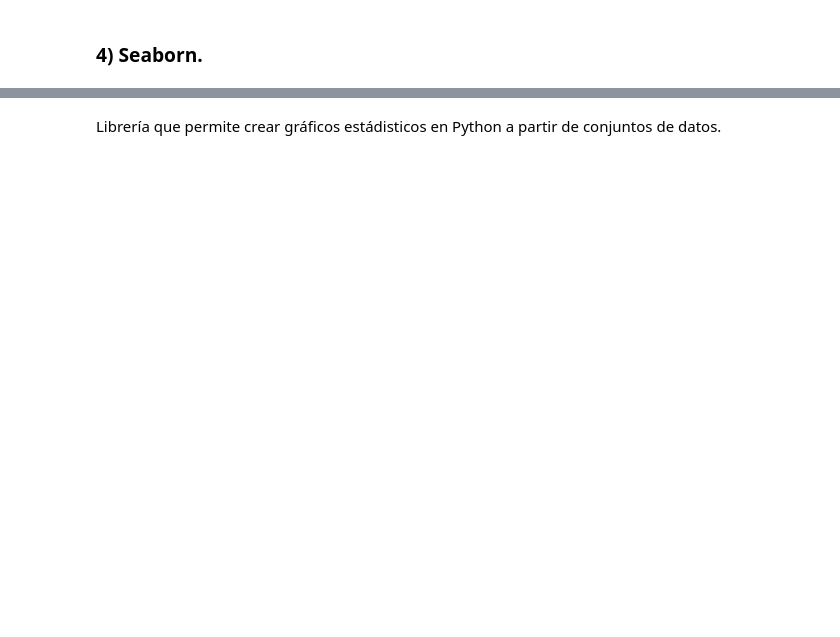
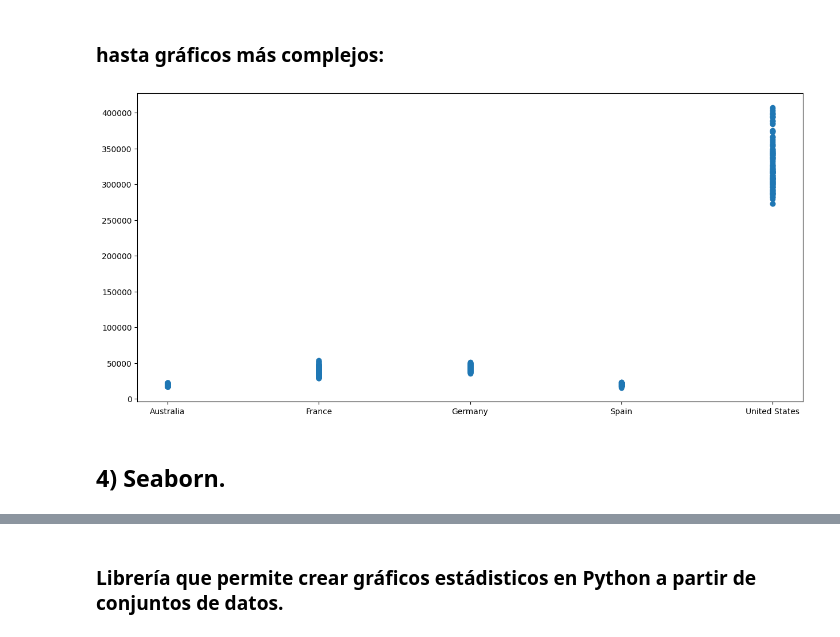
Before and after one commit to alegonzjur/ProyectoTFG, a Jupyter notebook: data/introduccion.ipynb, the cells around one changed output, grey strips where cells are left out. Drawn from its saved outputs; the diff is of its cells as text; code cells hidden in the pictures; blank space fills up the shorter version.

```diff
--- a/data/introduccion.ipynb
+++ b/data/introduccion.ipynb
@@ -12 +12,16 @@
+# %%
+import numpy as np
+import pandas as pd
+import matplotlib.pyplot as plt
+import seaborn as sns
+
+from datetime import datetime
+
+import warnings
+warnings.filterwarnings('ignore')
+
+from pathlib import Path
+data_path = Path("../src")
+dataset = Path(data_path / "ElectricityProduction.csv")
+data = pd.read_csv(dataset)
 # %% [markdown]
@@ -37,8 +184,25 @@ Librería que genera gráficos de dos dimensiones a partir de conjuntos de datos
+# %% [markdown]
+### hasta gráficos más complejos:
+# %%
+fig , ax = plt.subplots(figsize = (15,7))
+g1 = data.query('country_name in ["Spain","Germany","Australia","United States","France"] & parameter == "Final Consumption (Calculated)"')
+x = g1['country_name']
+y = g1['value']
+
+#Podemos modificar el color añadiendolo en C.
+color = ['','green','yellow','blue','gray','red']
+
+#Creamos una variable para modificar el tamaño del punto, y la añadimos en s.
+
+
+ax.scatter(x=x,y=y);
+# %% [output]
+[figure, added]
 # %% [markdown]
-### 4) Seaborn.
+## 4) Seaborn.
 # %% [markdown]
 <img src="../images/seaborn.png" alt="Seaborn" />
 # %% [markdown]
-Librería que permite crear gráficos estádisticos en Python a partir de conjuntos de datos.
+### Librería que permite crear gráficos estádisticos en Python a partir de conjuntos de datos.
 # %% [markdown]
 <img src="../images/SeabornPlots.png" alt="SeabornPlots" />
```
Also changed, not shown: parts of 33 cells of this notebook, 4 other files.
